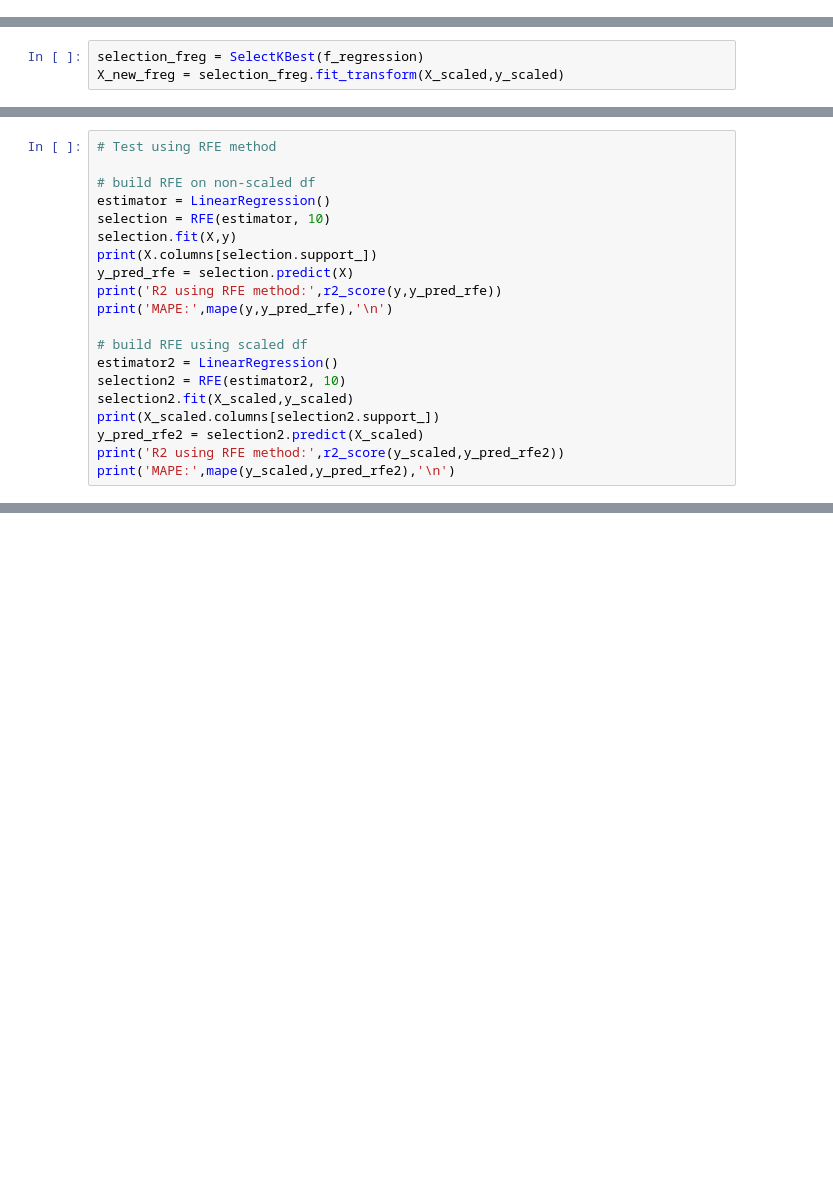
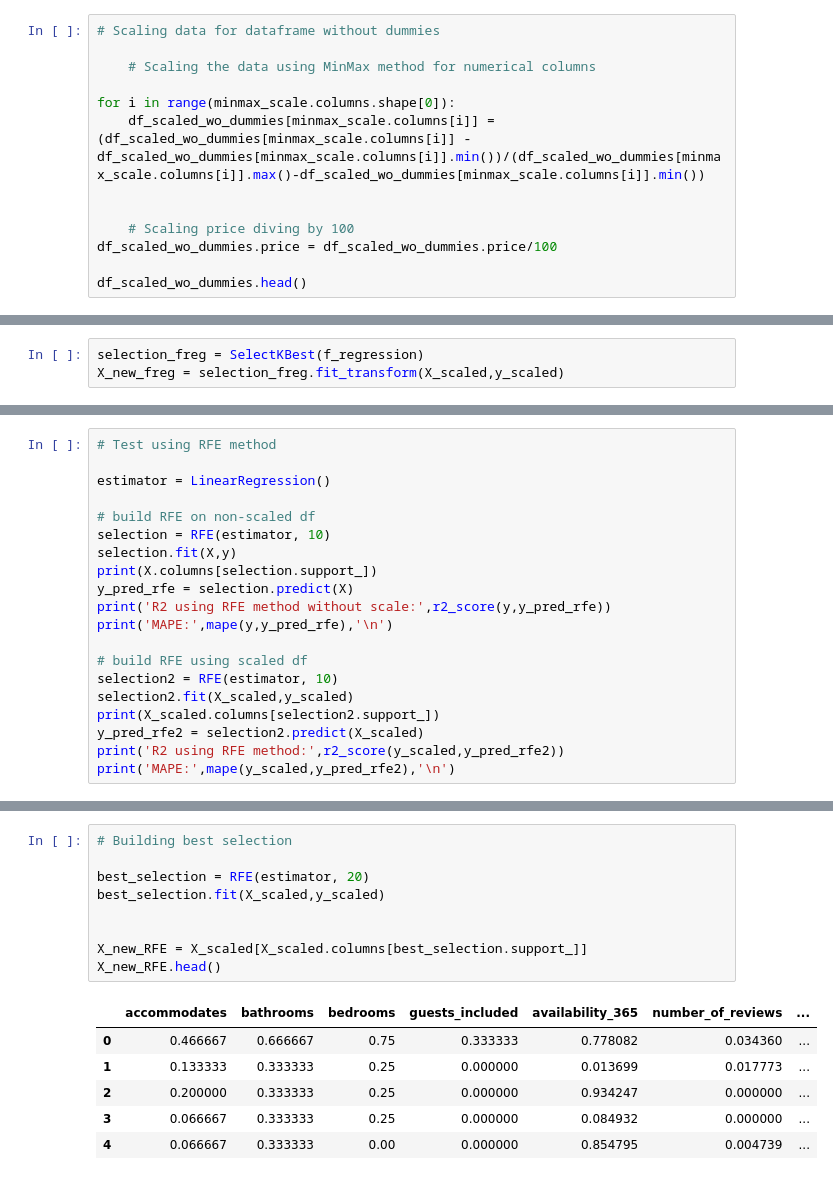
Before and after one commit to LudivineLacour/supervised-learning, a Jupyter notebook: code/preprocessing.ipynb, the cells around one changed output, grey strips where cells are left out. Cells and saved outputs as stored; diff of their text form; blank space fills up the shorter version.

```diff
--- a/code/preprocessing.ipynb
+++ b/code/preprocessing.ipynb
@@ -52,0 +100,13 @@ df_scaled.head()
+# %%
+# Scaling data for dataframe without dummies
+
+    # Scaling the data using MinMax method for numerical columns
+
+for i in range(minmax_scale.columns.shape[0]):
+    df_scaled_wo_dummies[minmax_scale.columns[i]] = (df_scaled_wo_dummies[minmax_scale.columns[i]] - df_scaled_wo_dummies[minmax_scale.columns[i]].min())/(df_scaled_wo_dummies[minmax_scale.columns[i]].max()-df_scaled_wo_dummies[minmax_scale.columns[i]].min())
+
+
+    # Scaling price diving by 100
+df_scaled_wo_dummies.price = df_scaled_wo_dummies.price/100
+
+df_scaled_wo_dummies.head()
@@ -95,18 +161,18 @@ mape(y_scaled,y_pred_lin)
 # %%
 # Test using RFE method
 
+estimator = LinearRegression()
+
 # build RFE on non-scaled df
-estimator = LinearRegression()
 selection = RFE(estimator, 10)
 selection.fit(X,y)
 print(X.columns[selection.support_])
 y_pred_rfe = selection.predict(X)
-print('R2 using RFE method:',r2_score(y,y_pred_rfe))
+print('R2 using RFE method without scale:',r2_score(y,y_pred_rfe))
 print('MAPE:',mape(y,y_pred_rfe),'\n')
 
 # build RFE using scaled df
-estimator2 = LinearRegression()
-selection2 = RFE(estimator2, 10)
+selection2 = RFE(estimator, 10)
 selection2.fit(X_scaled,y_scaled)
 print(X_scaled.columns[selection2.support_])
 y_pred_rfe2 = selection2.predict(X_scaled)
@@ -118,2 +263,18 @@ X_new_RFE.head()
+# %%
+# Building best selection
+
+best_selection = RFE(estimator, 20)
+best_selection.fit(X_scaled,y_scaled)
+
+
+X_new_RFE = X_scaled[X_scaled.columns[best_selection.support_]]
+X_new_RFE.head()
+# %% [output]
+|  | accommodates | bathrooms | bedrooms | guests_included | availability_365 | number_of_reviews | ... |
+| 0 | 0.466667 | 0.666667 | 0.75 | 0.333333 | 0.778082 | 0.034360 | ... |
+| 1 | 0.133333 | 0.333333 | 0.25 | 0.000000 | 0.013699 | 0.017773 | ... |
+| 2 | 0.200000 | 0.333333 | 0.25 | 0.000000 | 0.934247 | 0.000000 | ... |
+| 3 | 0.066667 | 0.333333 | 0.25 | 0.000000 | 0.084932 | 0.000000 | ... |
+| 4 | 0.066667 | 0.333333 | 0.00 | 0.000000 | 0.854795 | 0.004739 | ... |
 # %%
 # Testing the performance of model depending on columns used (w/ and w/o filter method)
```
Also changed, not shown: parts of 25 cells of this notebook, 5 other files.
